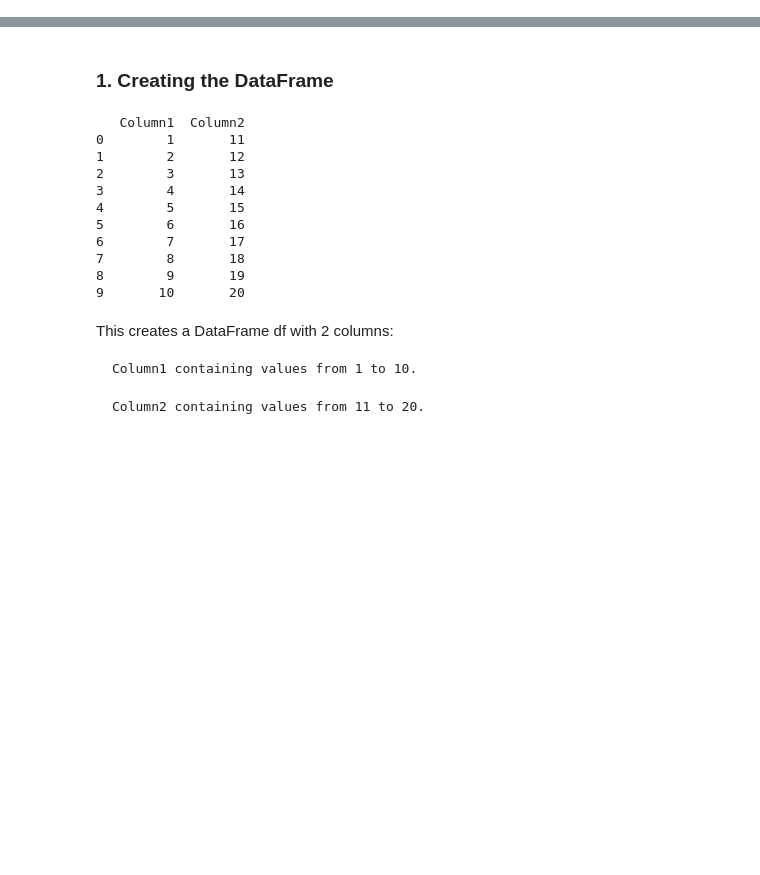
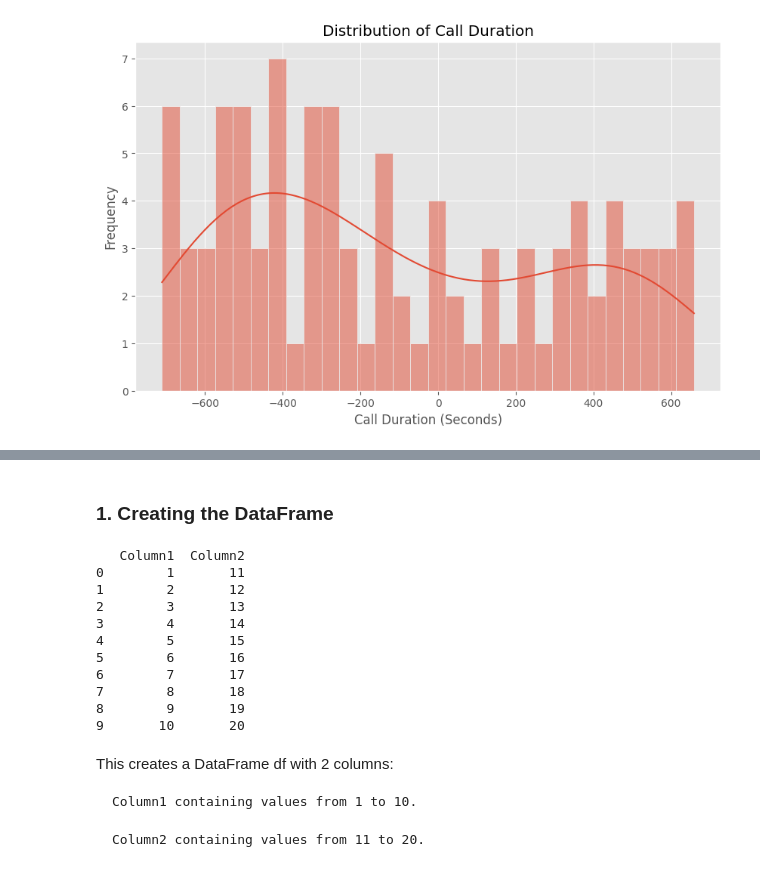
Before and after one commit to kengsengwang/Machine-Learning-for-Identifying-Fraudulent-Calls, a Jupyter notebook: eda.ipynb, the cells around one changed output, grey strips where cells are left out. Cells and saved outputs as stored; diff of their text form; code cells hidden in the pictures; blank space fills up the shorter version.

```diff
--- a/eda.ipynb
+++ b/eda.ipynb
@@ -34,0 +89,83 @@ Please check the file path and ensure the file exists.
+# %%
+import pandas as pd
+import matplotlib.pyplot as plt
+import seaborn as sns
+import numpy as np
+
+# Sample data provided for the visual aids
+data = {
+    "ID": np.random.randint(100000, 999999, 100),
+    "Call Duration": np.random.randint(-719, 663, 100),
+    "Call Frequency": np.random.randint(3, 24, 100),
+    "Financial Loss": np.random.uniform(-556.66, 723.46, 100),
+    "Flagged by Carrier": np.random.choice(["Unlikely", "Very Suspicious", "Suspicious"], 100),
+    "Is International": np.random.choice(["Yes", "No"], 100),
+    "Previous Contact Count": np.random.randint(0, 7, 100),
+    "Country Prefix": np.random.choice(["91", "95", "1", "65", "44", "86", "MM"], 100),
+    "Call Type": np.random.choice(["Mobile", "Voip", "Telegram", "Whats App", "Landline", "Other"], 100),
+    "Timestamp": pd.date_range("2023-01-01", periods=100, freq="H").strftime("%Y-%m-%d %H:%M:%S").tolist(),
+    "Device Battery": np.random.choice(["Fully Charged", "Charging", "Not Charging"], 100),
+    "Scam Call": np.random.choice(["Scam", "Not Scam"], 100)
+}
+
+df = pd.DataFrame(data)
+
+# Set the style for the plots
+plt.style.use('ggplot')
+
+# Plot 1: Distribution of Call Duration
+plt.figure(figsize=(10, 6))
+sns.histplot(df['Call Duration'], bins=30, kde=True)
+plt.title('Distribution of Call Duration')
+plt.xlabel('Call Duration (Seconds)')
+plt.ylabel('Frequency')
+plt.show()
+
+# Plot 2: Financial Loss Distribution
+plt.figure(figsize=(10, 6))
+sns.boxplot(x=df['Financial Loss'])
+plt.title('Boxplot of Financial Loss')
+plt.xlabel('Financial Loss (Euros)')
+plt.show()
+
+# Plot 3: Call Frequency
+plt.figure(figsize=(10, 6))
+sns.countplot(x='Call Frequency', data=df)
+plt.title('Distribution of Call Frequency')
+plt.xlabel('Call Frequency')
+plt.ylabel('Count')
+plt.show()
+
+# Plot 4: Previous Contact Count Distribution
+plt.figure(figsize=(10, 6))
+sns.countplot(x='Previous Contact Count', data=df)
+plt.title('Distribution of Previous Contact Count')
+plt.xlabel('Previous Contact Count')
+plt.ylabel('Count')
+plt.show()
+
+# Plot 5: Call Type Breakdown
+plt.figure(figsize=(10, 6))
+df['Call Type'].value_counts().plot.pie(autopct='%1.1f%%', startangle=140, figsize=(8, 8), title='Call Type Breakdown')
+plt.ylabel('')
+plt.show()
+
+# Plot 6: Device Battery Status
+plt.figure(figsize=(10, 6))
+df['Device Battery'].value_counts().plot.pie(autopct='%1.1f%%', startangle=140, figsize=(8, 8), title='Device Battery Status')
+plt.ylabel('')
+plt.show()
+
+# Plot 7: Scam Call Status
+plt.figure(figsize=(10, 6))
+df['Scam Call'].value_counts().plot.pie(autopct='%1.1f%%', startangle=140, figsize=(8, 8), title='Scam Call Status')
+plt.ylabel('')
+plt.show()
+
+# Correlation Heatmap
+plt.figure(figsize=(12, 8))
+sns.heatmap(df[['Call Duration', 'Call Frequency', 'Financial Loss', 'Previous Contact Count']].corr(), annot=True, cmap='coolwarm', linewidths=0.5)
+plt.title('Correlation Matrix')
+plt.show()
+# %% [output]
+[figure, added]
```
Also changed, not shown: parts of 47 cells of this notebook.
